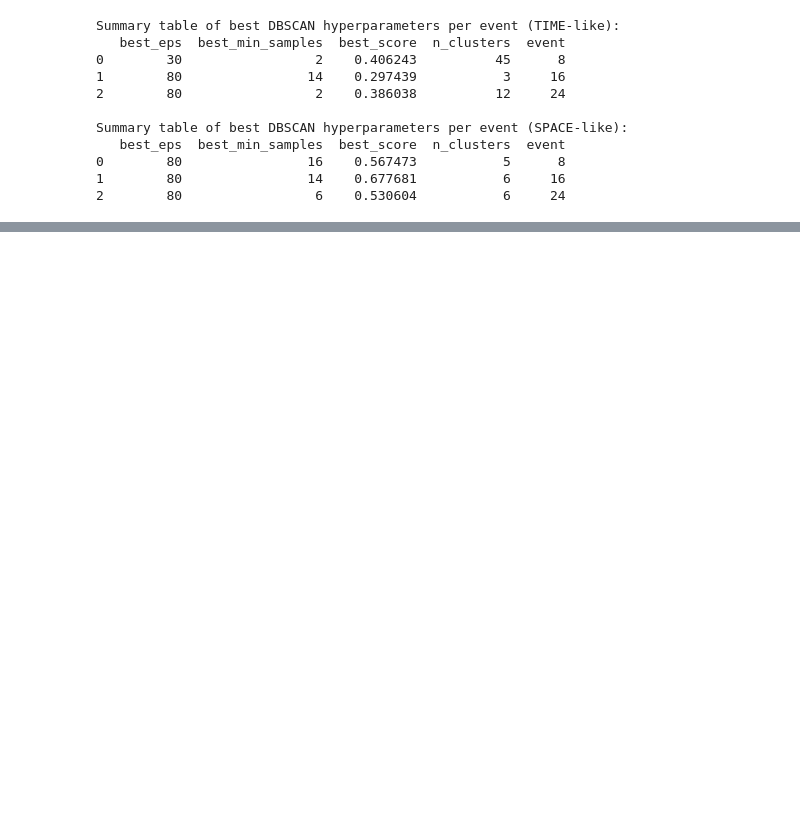
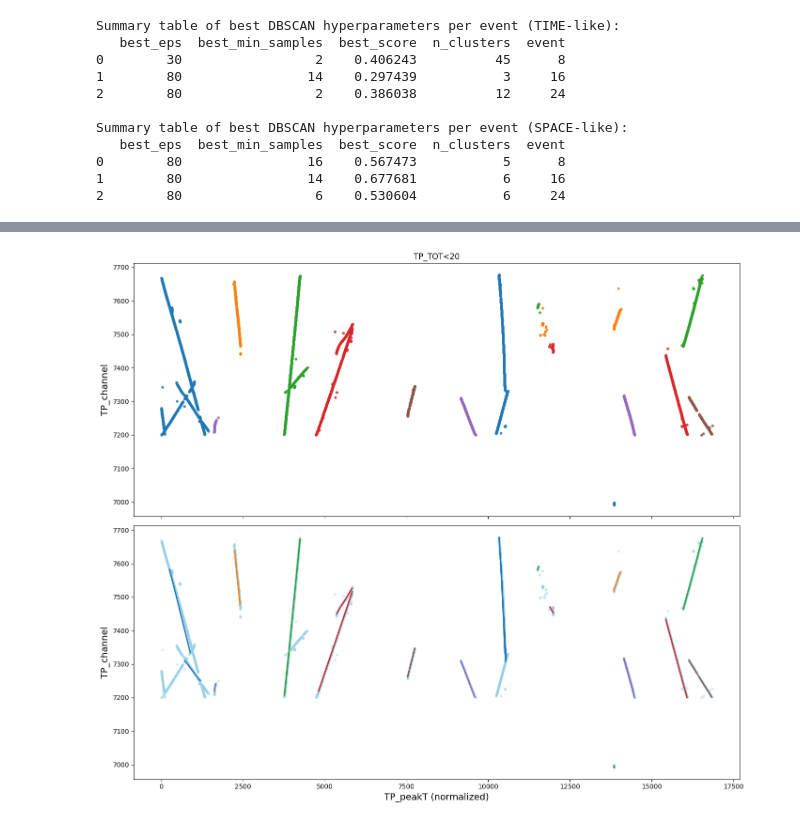
Before and after one commit to JuliaFavaro/SS25_TP_ProtoDUNE, a Jupyter notebook: src/RUN_test_run.ipynb, the cells around one changed output, grey strips where cells are left out. Saved outputs shown, nothing was run; the diff lists cells and outputs as text; code cells hidden in the pictures; blank space fills up the shorter version.

```diff
--- a/src/RUN_test_run.ipynb
+++ b/src/RUN_test_run.ipynb
@@ -1270,0 +826,85 @@ print("Best Log-Likelihood:", study.best_trial.value)
+# %%
+space_event_cluster_params = get_best_ransac_params_per_event_cluster(
+    space_like_with_clusters, event_col='event', cluster_col='cluster',
+    x_col='TP_peakT', y_col='TP_channel', optuna_trials=60, min_cluster_points=8
+)
+
+time_event_cluster_params = get_best_ransac_params_per_event_cluster(
+    time_like_with_clusters, event_col='event', cluster_col='cluster',
+    x_col='TP_peakT', y_col='TP_channel', optuna_trials=60, min_cluster_points=8
+)
+# %%
+# --- Example plotting using per-event, per-cluster RANSAC parameters: SPACE LIKE---
+
+fig, axs = plt.subplots(2, 1, figsize=(14, 12), sharex=True)
+offset = 0
+axs[0].set_title("TP_TOT<20")
+
+events = np.unique(space_like_with_clusters['event'])
+colors = plt.cm.tab10.colors
+
+# Top panel: cluster points
+offset = 0
+for i, ev in enumerate(events):
+    sel = space_like_with_clusters[space_like_with_clusters['event'] == ev].copy()
+    sel['TP_peakT'] = sel['TP_peakT'] - sel['TP_peakT'].min() + offset
+    tmin = sel['TP_peakT'].min()
+    tmax = sel['TP_peakT'].max()
+    for c in np.unique(sel['cluster']):
+        if c == -1: continue  # skip noise
+        sub = sel[sel['cluster'] == c]
+        axs[0].scatter(sub['TP_peakT'], sub['TP_channel'], s=10, alpha=0.8, color=colors[c % 10])
+    offset += tmax - tmin + 1000
+axs[0].set_ylabel('TP_channel', fontsize=14)
+
+# Bottom panel: fitted tracks per cluster
+offset = 0
+for i, ev in enumerate(events):
+    sel = space_like_with_clusters[space_like_with_clusters['event'] == ev].copy()
+    sel['TP_peakT'] = sel['TP_peakT'] - sel['TP_peakT'].min() + offset
+    tmin = sel['TP_peakT'].min()
+    tmax = sel['TP_peakT'].max()
+    for c in np.unique(sel['cluster']):
+        if c == -1: continue
+        sub = sel[sel['cluster'] == c]
+        X = sub[['TP_peakT']].values
+        y = sub['TP_channel'].values
+        # Use per-event PER-CLUSTER Optuna params!
+        params = space_event_cluster_params.get(ev, {}).get(c, None)
+        if params is None: continue
+        residual_threshold = params['residual_threshold']
+        min_points_line = params['min_points_line']
+        ridge_alpha = params['ridge_alpha']
+        max_trials = 50
+
+        pts = np.column_stack([X.flatten(), y])
+        pts_remaining = pts.copy()
+        color_idx = c % 10
+        tracks_found = 0
+        while len(pts_remaining) >= min_points_line and tracks_found < 2:
+            model = RANSACRegressor(
+                Ridge(alpha=ridge_alpha),
+                residual_threshold=residual_threshold,
+                min_samples=min_points_line,
+                max_trials=max_trials,
+                random_state=42
+            )
+            model.fit(pts_remaining[:, 0].reshape(-1, 1), pts_remaining[:, 1])
+            inlier_mask = model.inlier_mask_
+            if inlier_mask is None or np.sum(inlier_mask) < min_points_line:
+                break
+            x_in = pts_remaining[:, 0][inlier_mask]
+            x_fit = np.linspace(x_in.min(), x_in.max(), 100)
+            y_fit = model.predict(x_fit.reshape(-1, 1))
+            axs[1].plot(x_fit, y_fit, '-', color=colors[color_idx], linewidth=2)
+            pts_remaining = pts_remaining[~inlier_mask]
+            tracks_found += 1
+        axs[1].scatter(sub['TP_peakT'], sub['TP_channel'], s=10, alpha=0.3,color="#96D0E8")
+    offset += tmax - tmin + 1000
+
+axs[1].set_xlabel('TP_peakT (normalized)', fontsize=14)
+axs[1].set_ylabel('TP_channel', fontsize=14)
+plt.tight_layout()
+plt.show()
+# %% [output]
+[figure, added]
```
Also changed, not shown: parts of 27 cells of this notebook, 18 other files.
